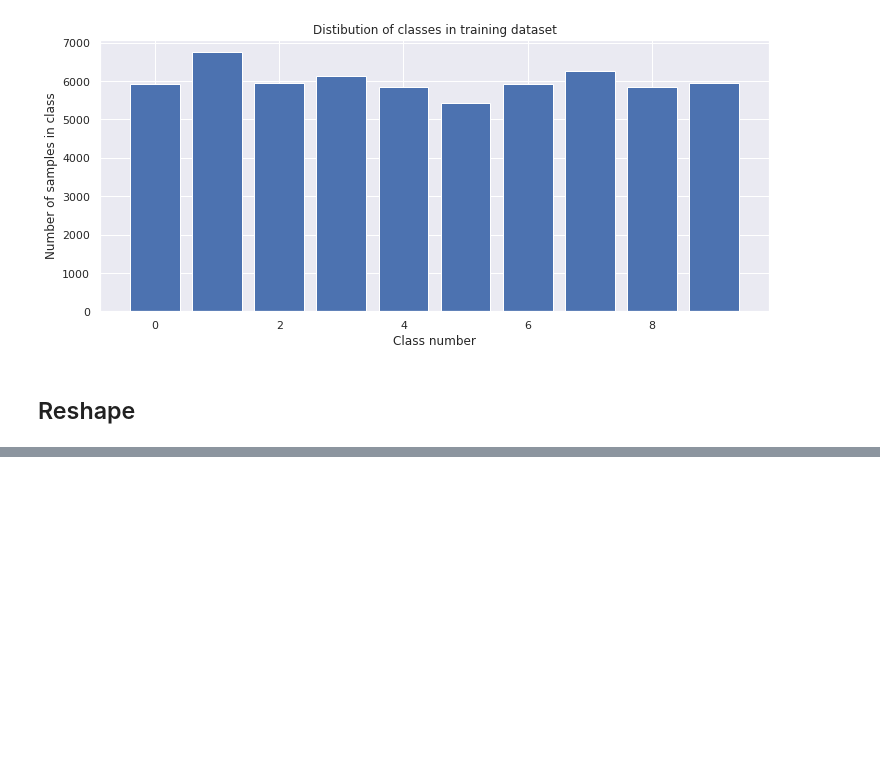
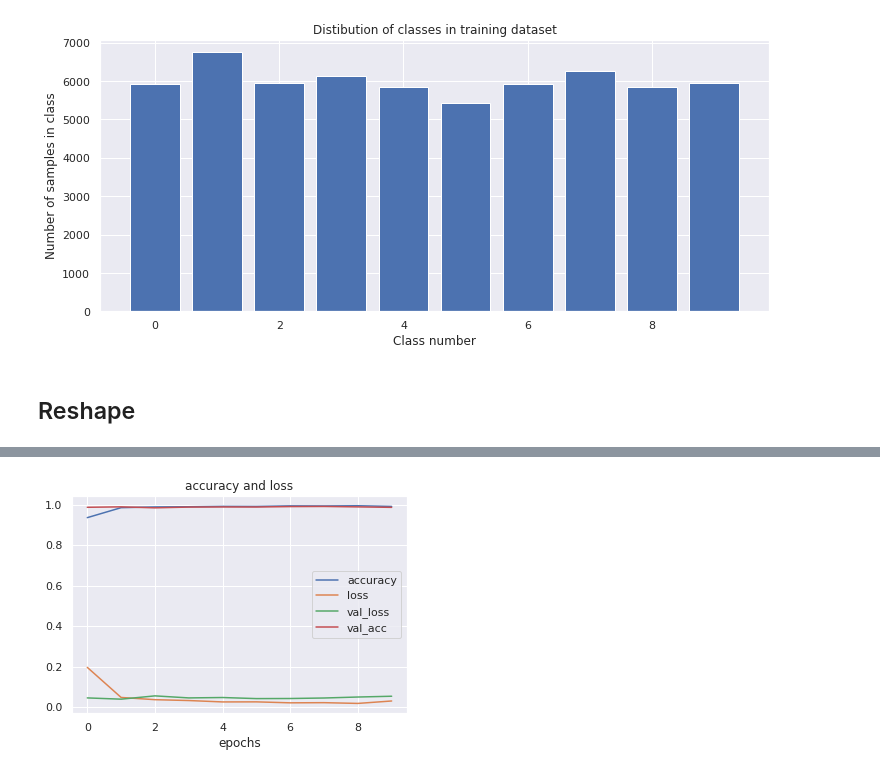
Before and after one commit to tegerte/1, a Jupyter notebook: CNN.ipynb, the cells around one changed output, grey strips where cells are left out. Saved outputs shown, nothing was run; the diff lists cells and outputs as text; code cells hidden in the pictures; blank space fills up the shorter version.

```diff
--- a/CNN.ipynb
+++ b/CNN.ipynb
@@ -26,23 +30,34 @@ num_classes = 10
 
 sb.set_theme(style="darkgrid")
 #  Learning rate
-LR=0.01
+LR = 0.01
 n_pts=500
 # Nmber of epochs
-EP=10
+EP = 10
 #Batch size
-BS=200
+BS = 400
 #  Validation split
 VS=0.1
+# %%
+def plot_controlgraphs(hist, incl_validation = False):
+  plt.plot(hist.history['accuracy'],label='accuracy')
+  plt.plot(hist.history['loss'],label='loss')
+  if incl_validation:
+    plt.plot(hist.history['val_loss'],label='val_loss')
+    plt.plot(hist.history['val_accuracy'],label='val_acc')
+  plt.title(str('accuracy and loss'))
+  plt.xlabel('epochs')
+  plt.legend()
+  plt.show()
 # %% [markdown]
 ## Load data and check
 # %%
-(X_train, y_train),(X_test, y_test) = mnist.load_data()
+(X_train, y_train),(X_test, y_test_raw) = mnist.load_data()
 print(X_train.shape)
 print(X_test.shape)
 assert(X_train.shape[0] == y_train.shape[0]), "The number of images is not equal to the number of labels."
 assert(X_train.shape[1:] == (28,28)), "The dimensions of the images are not 28 x 28."
-assert(X_test.shape[0] == y_test.shape[0]), "The number of images is not equal to the number of labels."
+assert(X_test.shape[0] == y_test_raw.shape[0]), "The number of images is not equal to the number of labels."
 assert(X_test.shape[1:] == (28,28)), "The dimensions of the images are not 28 x 28."
 # %% [output]
 (60000, 28, 28)
@@ -124,3 +139,11 @@ Trainable params: 197,855
 Non-trainable params: 0
 _________________________________________________________________
 None
+# %%
+h = m.fit(x = X_train,y = y_train,validation_split = VS,
+            verbose=1,
+            batch_size = BS,
+            epochs = EP,
+            shuffle = 'true')
+plot_controlgraphs(h, incl_validation=True)
+# %% [output]
@@ -126,0 +170 @@ None
+[figure, added]
```
Also changed, not shown: parts of 6 cells of this notebook.
